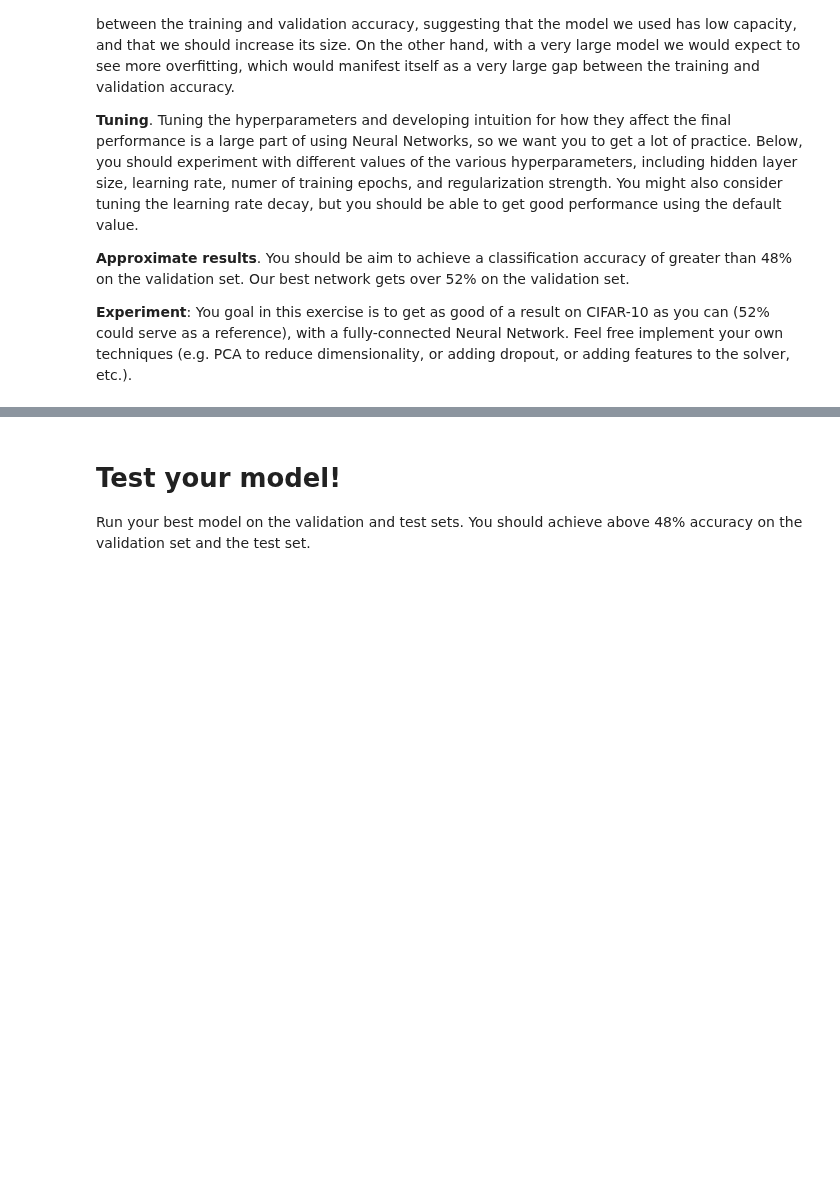
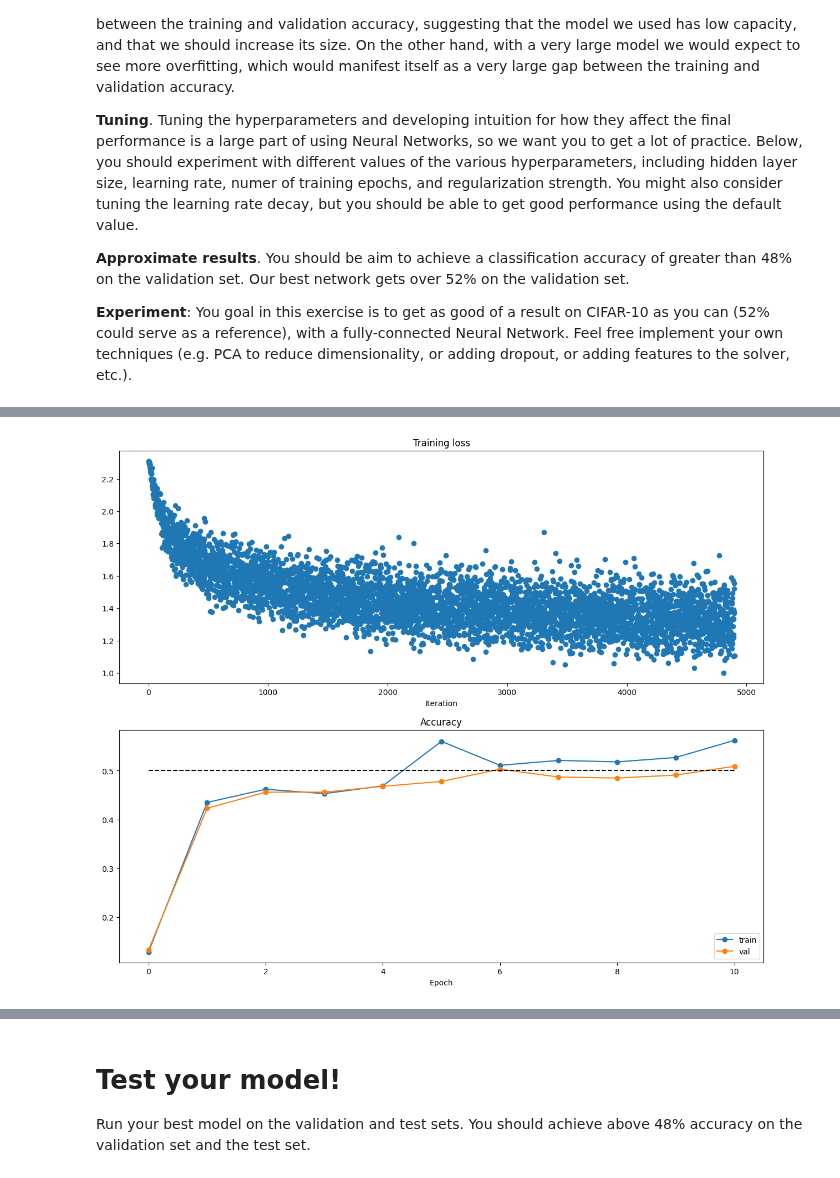
Before and after one commit to tymurs1/Stanford_CNN_2023, a Jupyter notebook: assignment1/two_layer_net.ipynb, the cells around one changed output, grey strips where cells are left out. Cells and saved outputs as stored; diff of their text form; code cells hidden in the pictures; blank space fills up the shorter version.

```diff
--- a/assignment1/two_layer_net.ipynb
+++ b/assignment1/two_layer_net.ipynb
@@ -379,0 +516,14 @@ pass
+# %%
+LR = 5e-4
+regularizations = [0.1, 0.3, 0.5, 0.7]
+solvers_reg = dict()
+for reg in regularizations:
+  print('regularization: ' + str(reg))
+  model_reg = TwoLayerNet(input_size, hidden_size, num_classes, reg=reg)
+  solvers_reg[reg] = Solver(model_reg,
+                data,
+                optim_config={
+                      'learning_rate': LR,
+                    },
+                print_every=200)
+  solvers_reg[reg].train()
@@ -379,0 +548,17 @@ pass
+# %%
+plt.subplot(2, 1, 1)
+plt.title('Training loss')
+plt.plot(solvers_reg[0.1].loss_history, 'o')
+plt.xlabel('Iteration')
+
+plt.subplot(2, 1, 2)
+plt.title('Accuracy')
+plt.plot(solvers_reg[0.1].train_acc_history, '-o', label='train')
+plt.plot(solvers_reg[0.1].val_acc_history, '-o', label='val')
+plt.plot([0.5] * len(solvers_reg[0.1].val_acc_history), 'k--')
+plt.xlabel('Epoch')
+plt.legend(loc='lower right')
+plt.gcf().set_size_inches(15, 12)
+plt.show()
+# %% [output]
+[figure, added]
```
Also changed, not shown: parts of 43 cells of this notebook.
